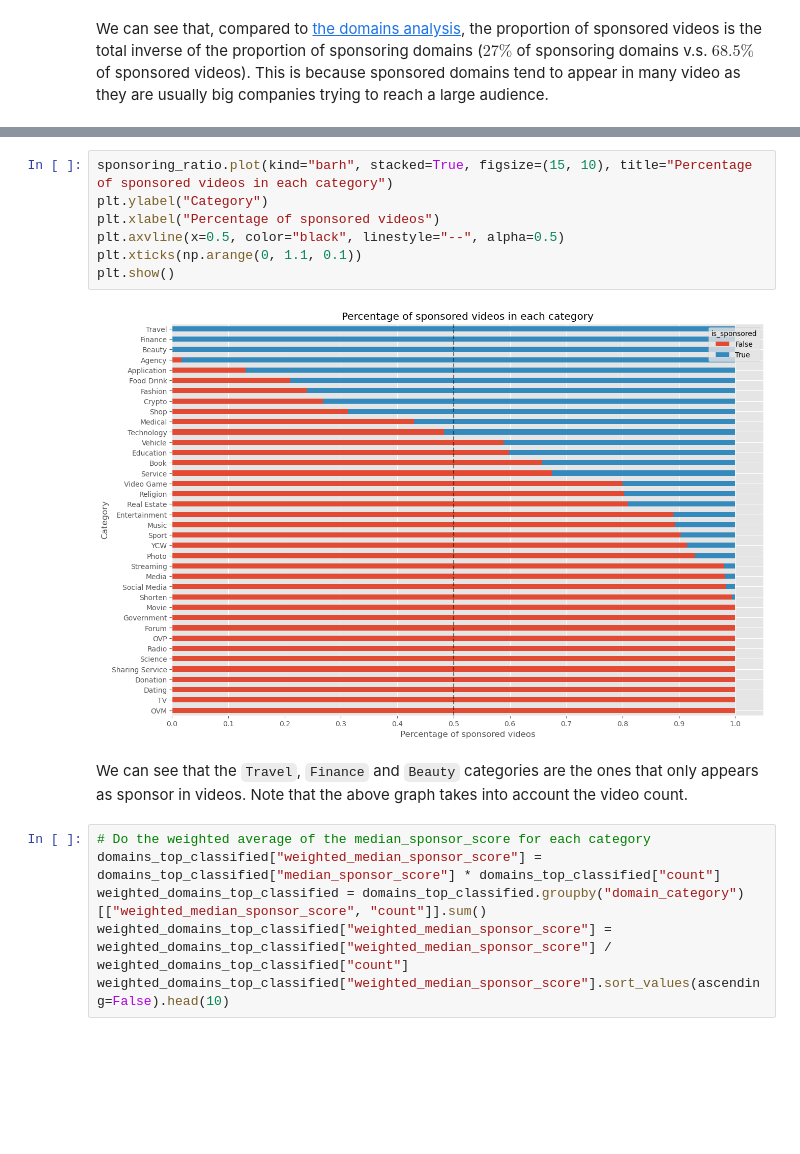
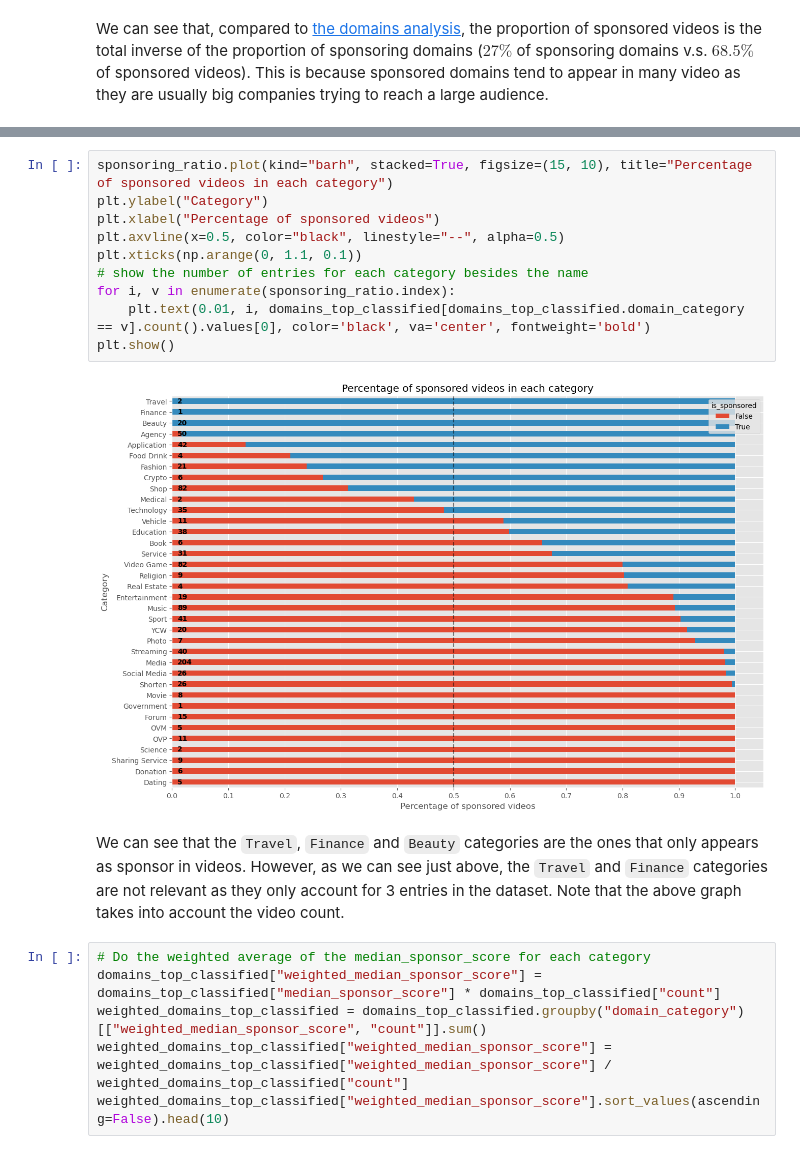
Before and after one commit to epfl-ada/ada-2022-project-fraisetagada, a Jupyter notebook: analysis/video_sponsors_analysis.ipynb, the cells around one changed output, grey strips where cells are left out. Drawn from its saved outputs; the diff is of its cells as text; blank space fills up the shorter version.

```diff
--- a/analysis/video_sponsors_analysis.ipynb
+++ b/analysis/video_sponsors_analysis.ipynb
@@ -85,14 +85,17 @@ sponsoring_ratio
 # %%
 sponsoring_ratio.plot(kind="barh", stacked=True, figsize=(15, 10), title="Percentage of sponsored videos in each category")
 plt.ylabel("Category")
 plt.xlabel("Percentage of sponsored videos")
 plt.axvline(x=0.5, color="black", linestyle="--", alpha=0.5)
 plt.xticks(np.arange(0, 1.1, 0.1))
+# show the number of entries for each category besides the name
+for i, v in enumerate(sponsoring_ratio.index):
+    plt.text(0.01, i, domains_top_classified[domains_top_classified.domain_category == v].count().values[0], color='black', va='center', fontweight='bold')
 plt.show()
 # %% [output]
-[figure, old version]
+[figure, new version]
 # %% [markdown]
-We can see that the `Travel`, `Finance` and `Beauty` categories are the ones that only appears as sponsor in videos. Note that the above graph takes into account the video count.
+We can see that the `Travel`, `Finance` and `Beauty` categories are the ones that only appears as sponsor in videos. However, as we can see just above, the `Travel` and `Finance` categories are not relevant as they only account for 3 entries in the dataset. Note that the above graph takes into account the video count.
 # %%
 # Do the weighted average of the median_sponsor_score for each category
 domains_top_classified["weighted_median_sponsor_score"] = domains_top_classified["median_sponsor_score"] * domains_top_classified["count"]
```
Also changed, not shown: parts of 2 cells of this notebook, 2 other files.
